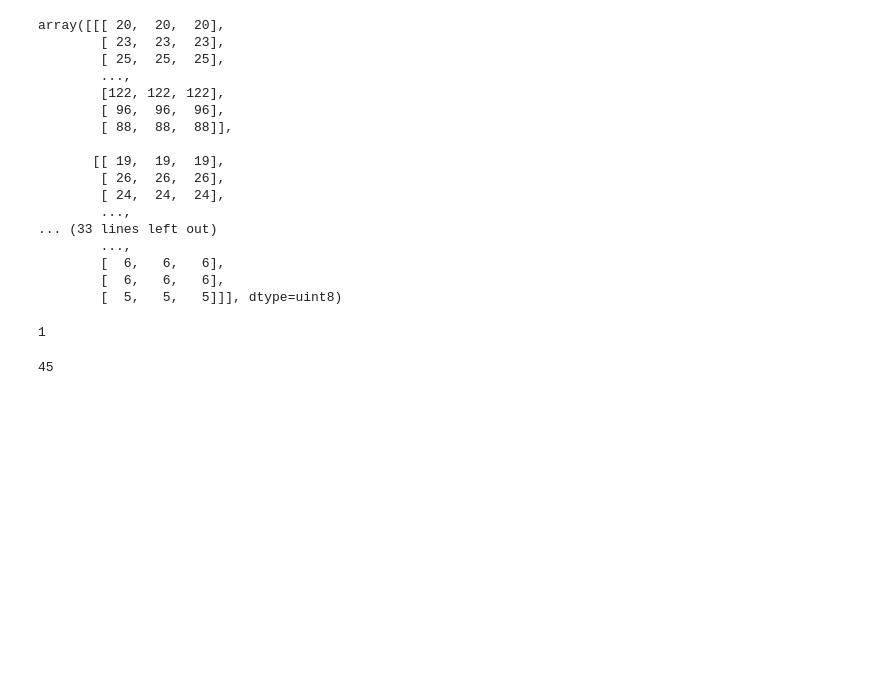
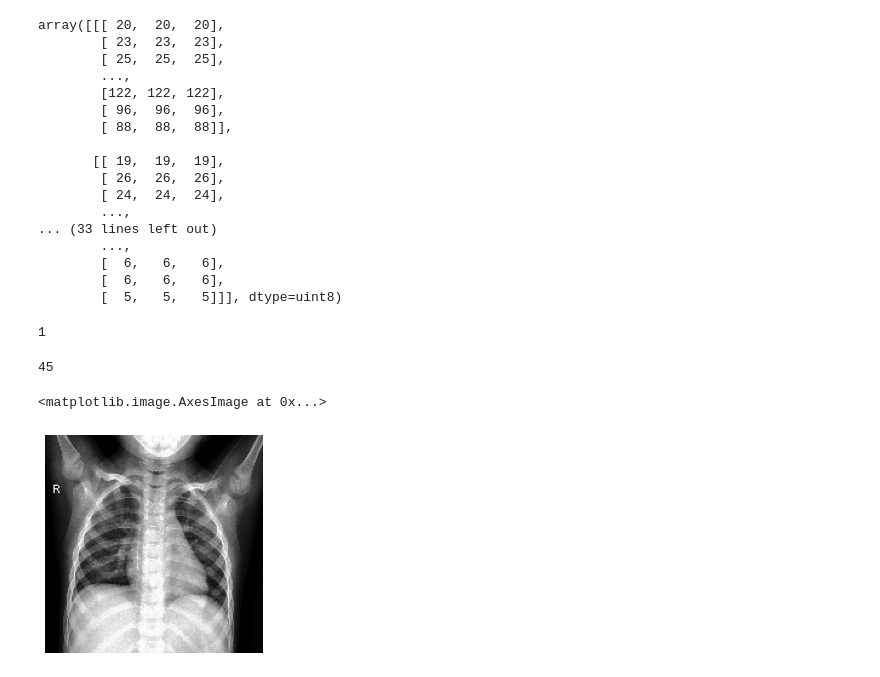
Before and after one commit to hidayah24/ds, a Jupyter notebook: CNN/image_classification_covid_19_x-ray/image_classification_covid_19_x-ray_solve.ipynb, the cells around one changed output. Saved outputs shown, nothing was run; the diff lists cells and outputs as text; code cells hidden in the pictures; blank space fills up the shorter version.

```diff
--- a/CNN/image_classification_covid_19_x-ray/image_classification_covid_19_x-ray_solve.ipynb
+++ b/CNN/image_classification_covid_19_x-ray/image_classification_covid_19_x-ray_solve.ipynb
@@ -100,3 +100,9 @@ len(X_train)
 # %%
 X_train_scaled = X_train / 255
 X_test_scaled = X_test / 255
+# %%
+plt.axis('off')
+plt.imshow(X[0])
+# %% [output]
+<matplotlib.image.AxesImage at 0x...>
+[figure, added]
```
Also changed, not shown: parts of 12 cells of this notebook.
